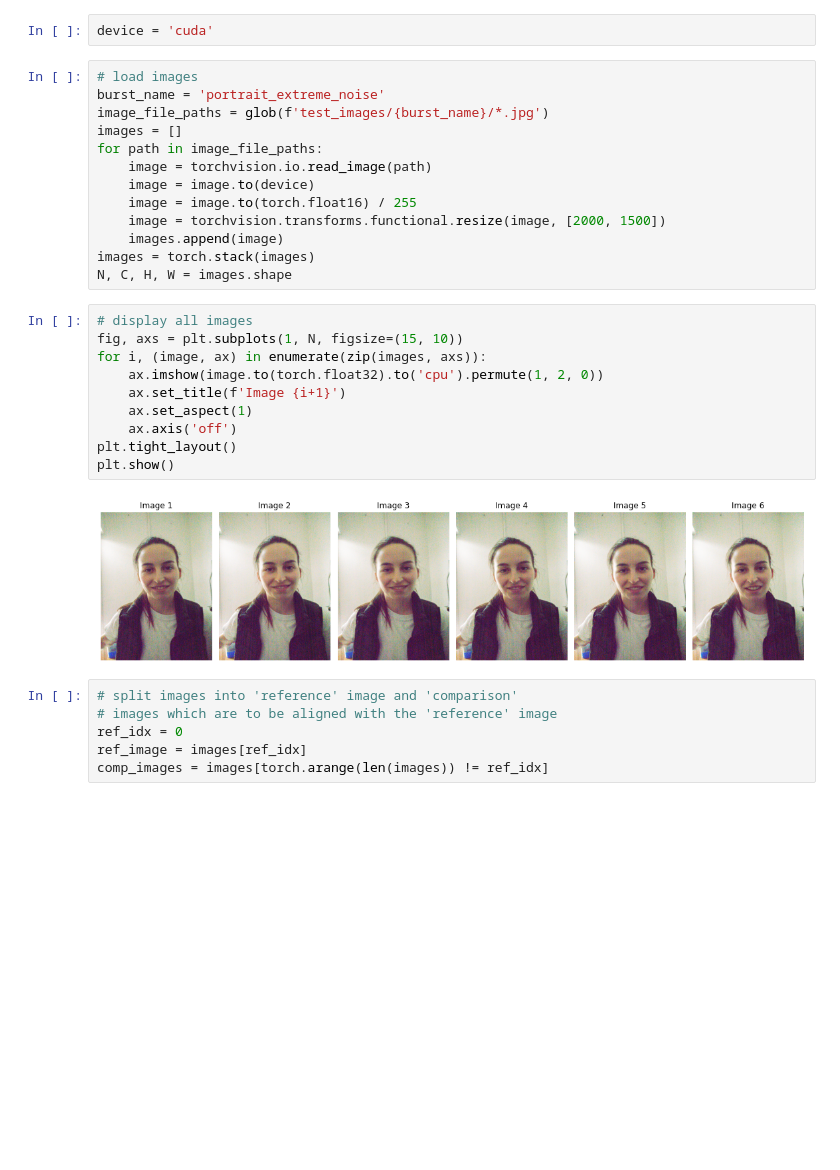
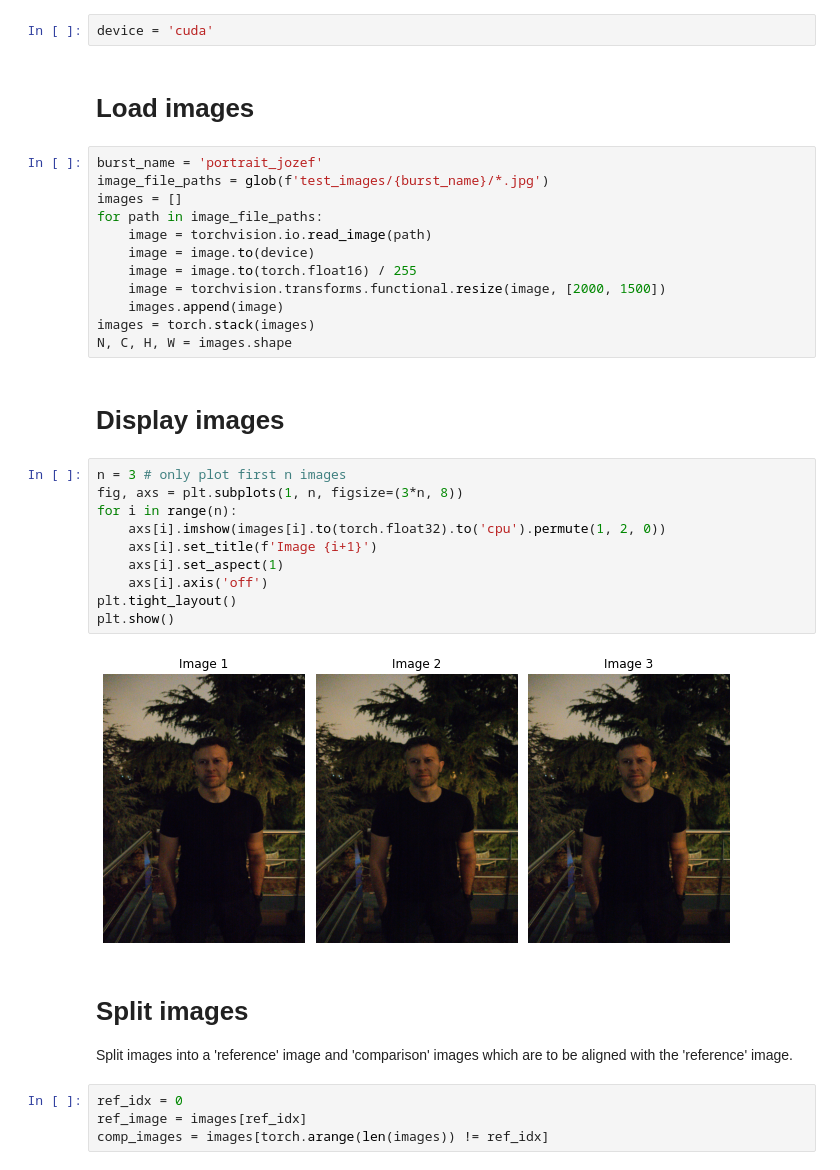
Before and after one commit to martin-marek/hdr-plus-pytorch, a Jupyter notebook: demo.ipynb, the cells around one changed output. Drawn from its saved outputs; the diff is of its cells as text; blank space fills up the shorter version.

```diff
--- a/demo.ipynb
+++ b/demo.ipynb
@@ -11,9 +13,10 @@ import align
 %autoreload 2
 # %%
 device = 'cuda'
+# %% [markdown]
+# Load images
 # %%
-# load images
-burst_name = 'portrait_extreme_noise'
+burst_name = 'portrait_jozef'
 image_file_paths = glob(f'test_images/{burst_name}/*.jpg')
 images = []
 for path in image_file_paths:
@@ -24,21 +27,24 @@ for path in image_file_paths:
     images.append(image)
 images = torch.stack(images)
 N, C, H, W = images.shape
+# %% [markdown]
+# Display images
 # %%
-# display all images
-fig, axs = plt.subplots(1, N, figsize=(15, 10))
-for i, (image, ax) in enumerate(zip(images, axs)):
-    ax.imshow(image.to(torch.float32).to('cpu').permute(1, 2, 0))
-    ax.set_title(f'Image {i+1}')
-    ax.set_aspect(1)
-    ax.axis('off')
+n = 3 # only plot first n images
+fig, axs = plt.subplots(1, n, figsize=(3*n, 8))
+for i in range(n):
+    axs[i].imshow(images[i].to(torch.float32).to('cpu').permute(1, 2, 0))
+    axs[i].set_title(f'Image {i+1}')
+    axs[i].set_aspect(1)
+    axs[i].axis('off')
 plt.tight_layout()
 plt.show()
 # %% [output]
-[figure, old version]
+[figure, new version]
+# %% [markdown]
+# Split images
+Split images into a 'reference' image and 'comparison' images which are to be aligned with the 'reference' image.
 # %%
-# split images into 'reference' image and 'comparison'
-# images which are to be aligned with the 'reference' image
 ref_idx = 0
 ref_image = images[ref_idx]
 comp_images = images[torch.arange(len(images)) != ref_idx]
```
Also changed, not shown: parts of 9 cells of this notebook, 29 other files.
